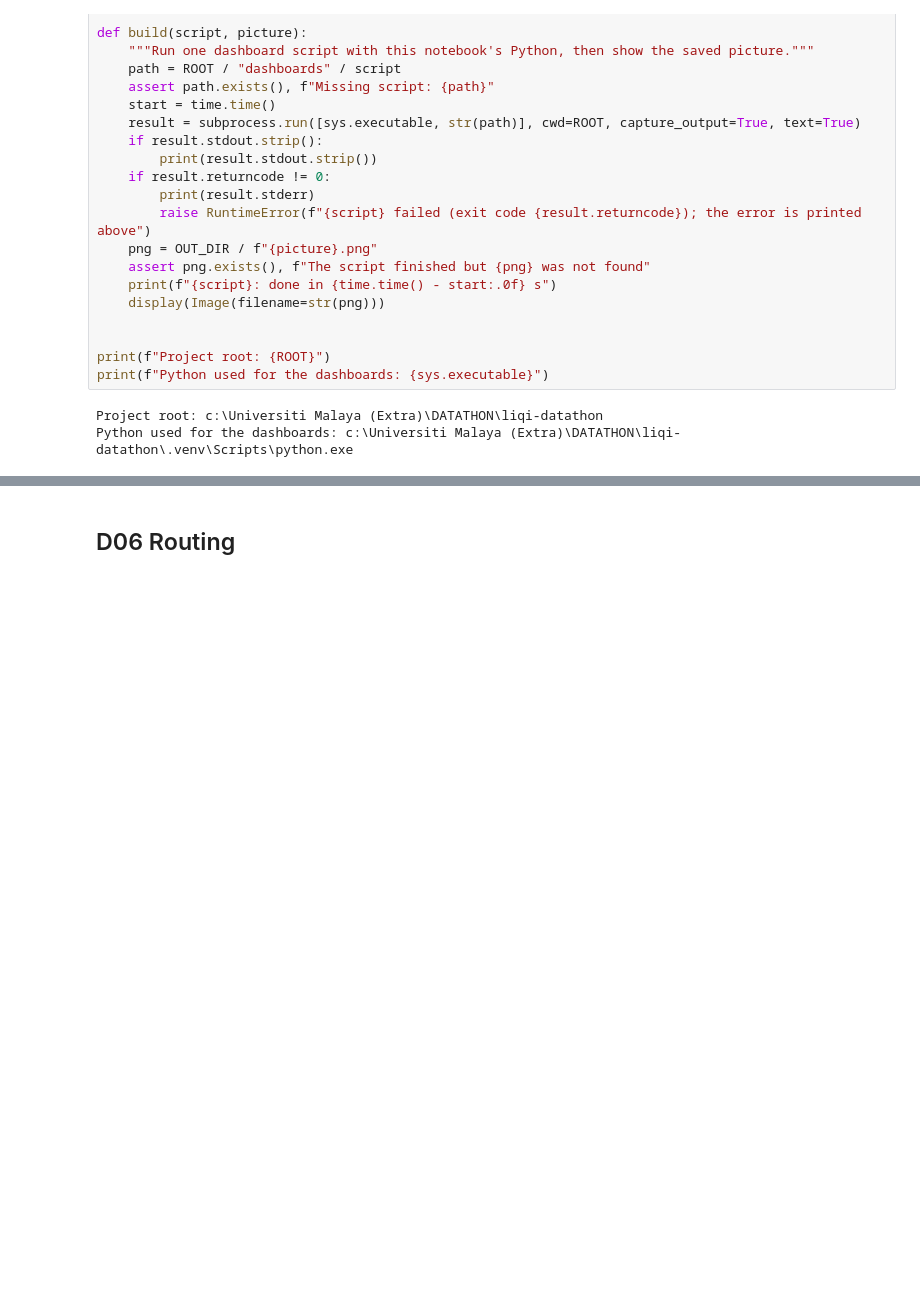
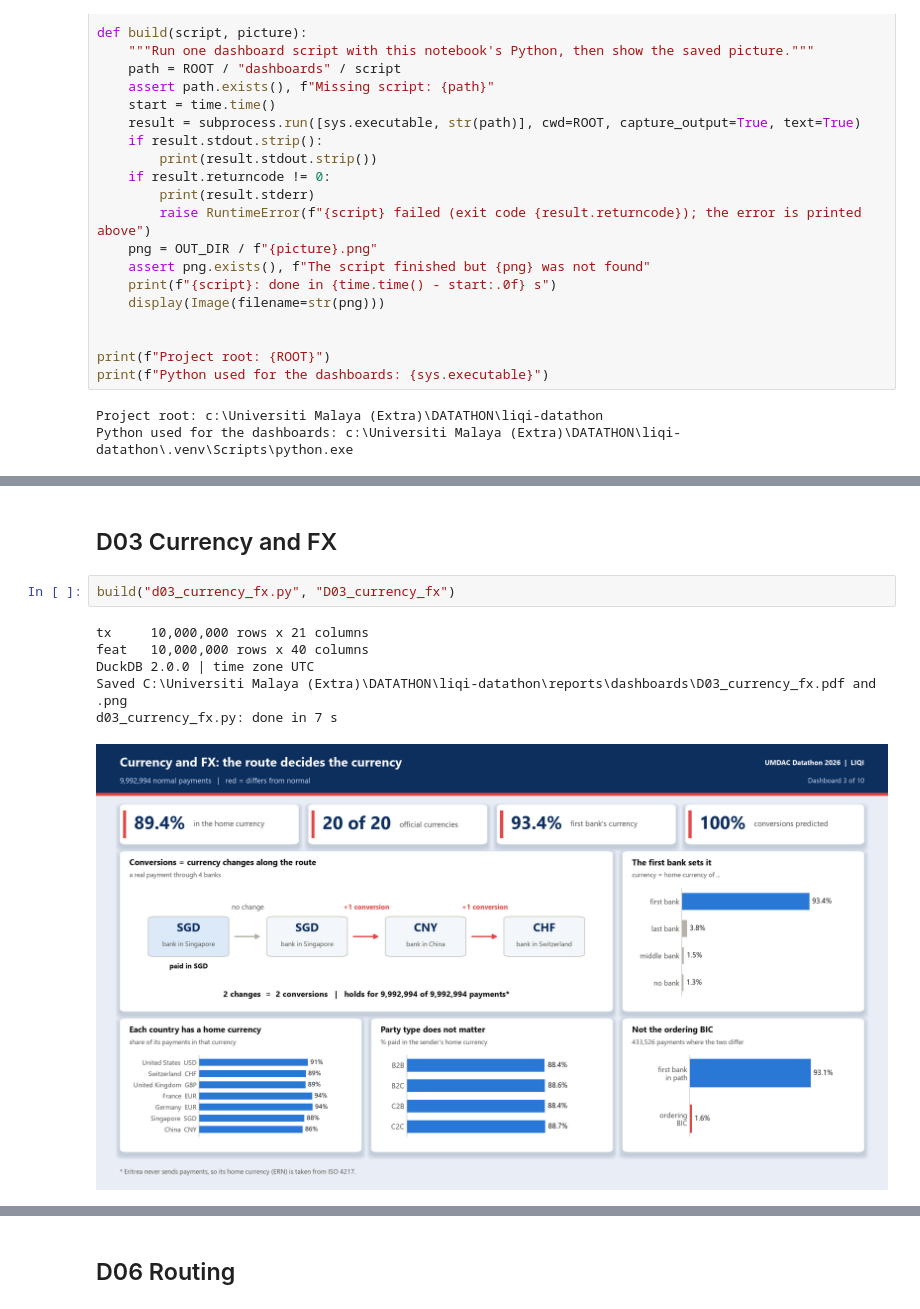
Before and after one commit to qist-tuah/liqi-datathon, a Jupyter notebook: notebooks/13_dashboards.ipynb, the cells around one changed output, grey strips where cells are left out. Drawn from its saved outputs; the diff is of its cells as text; blank space fills up the shorter version.

```diff
--- a/notebooks/13_dashboards.ipynb
+++ b/notebooks/13_dashboards.ipynb
@@ -58,0 +86,11 @@ Python used for the dashboards: c:\Universiti Malaya (Extra)\DATATHON\liqi-datat
+# %% [markdown]
+## D03 Currency and FX
+# %%
+build("d03_currency_fx.py", "D03_currency_fx")
+# %% [output]
+tx     10,000,000 rows x 21 columns
+feat   10,000,000 rows x 40 columns
+DuckDB 2.0.0 | time zone UTC
+Saved C:\Universiti Malaya (Extra)\DATATHON\liqi-datathon\reports\dashboards\D03_currency_fx.pdf and .png
+d03_currency_fx.py: done in 7 s
+[figure, added]
```
Also changed, not shown: parts of 16 cells of this notebook, 10 other files.
